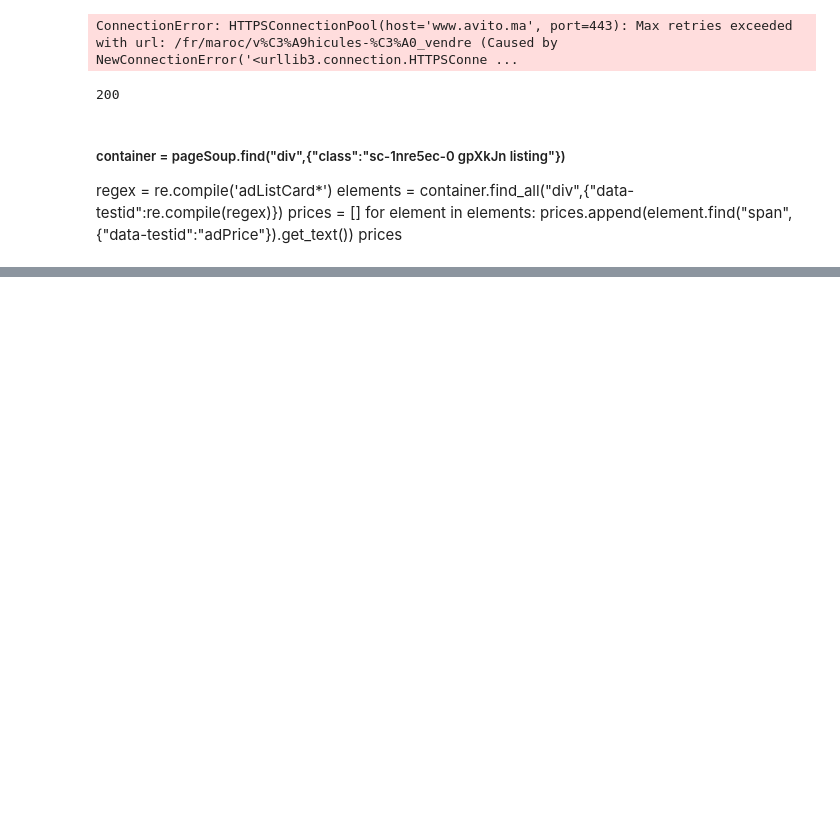
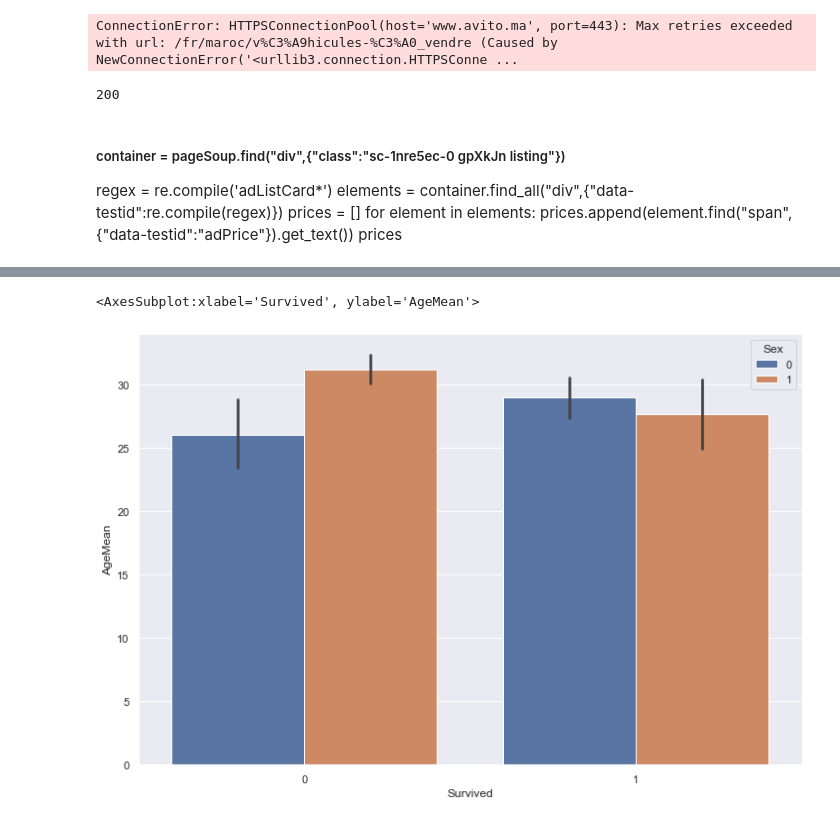
Before and after one commit to YassirMatrane/python-scrapping, a Jupyter notebook: pandasExercices.ipynb, the cells around one changed output, grey strips where cells are left out. Saved outputs shown, nothing was run; the diff lists cells and outputs as text; code cells hidden in the pictures; blank space fills up the shorter version.

```diff
--- a/pandasExercices.ipynb
+++ b/pandasExercices.ipynb
@@ -147,0 +254,3 @@ w
+# %%
+cabinC = df["Cabin"].value_counts().keys()[0]
+df["Cabin"].fillna(cabinC,inplace = True)
@@ -147,0 +374,7 @@ w
+# %%
+plt.figure(figsize=(12, 8))
+
+sns.barplot(data=dfNew,x="Survived",y="AgeMean",hue="Sex")
+# %% [output]
+<AxesSubplot:xlabel='Survived', ylabel='AgeMean'>
+[figure, added]
```
Also changed, not shown: parts of 23 cells of this notebook.
